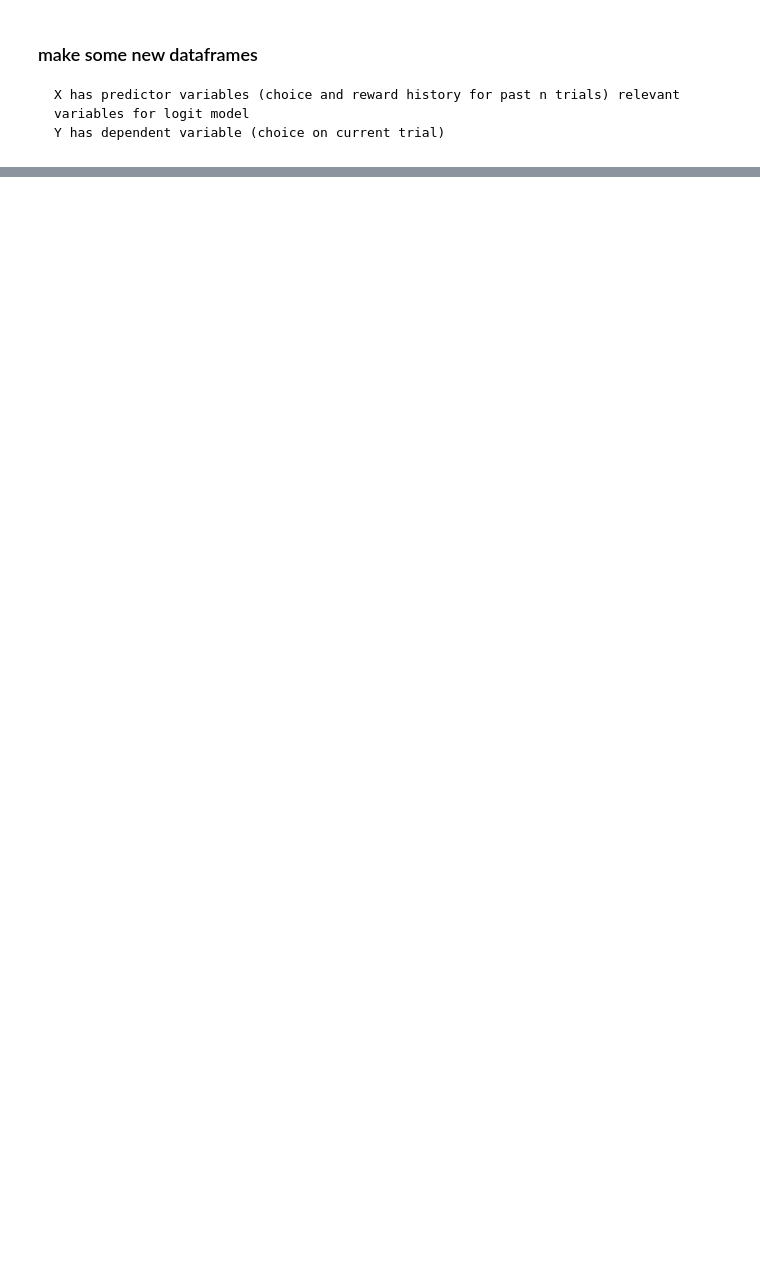
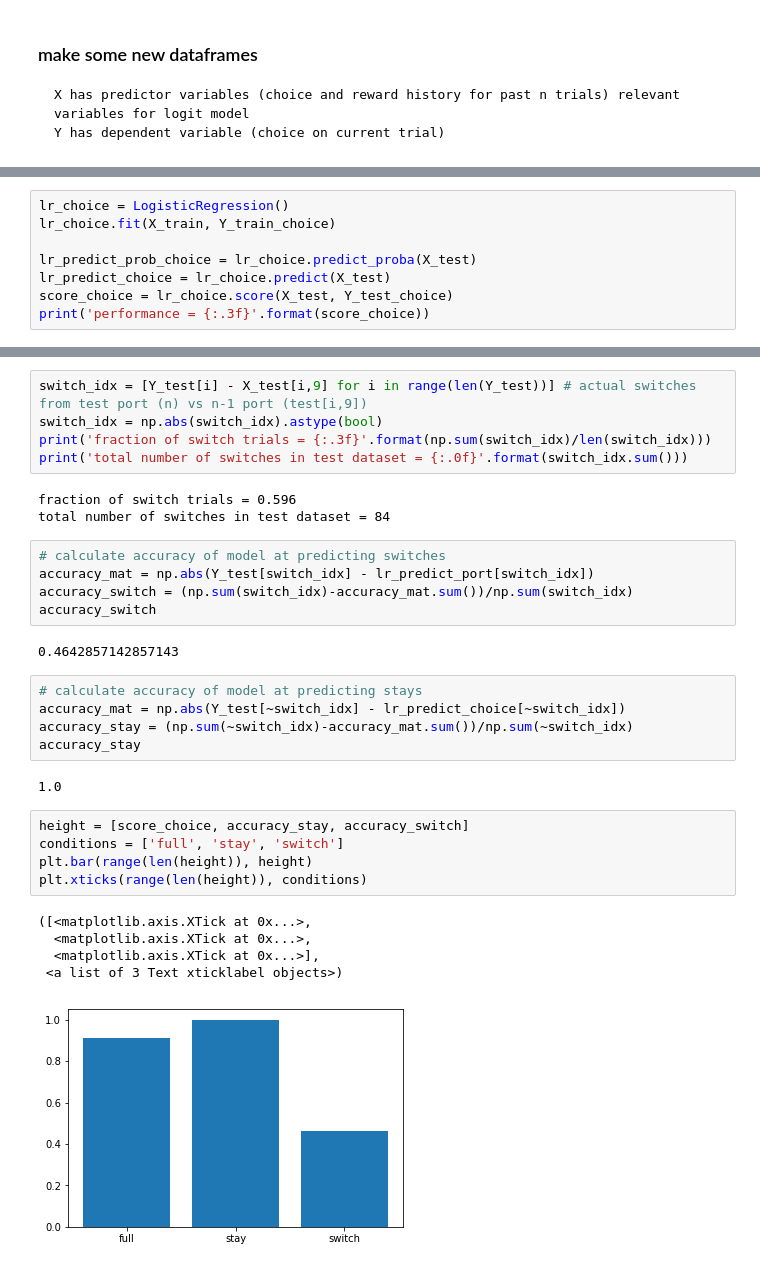
Before and after one commit to celiaberon/mouse_bandit, a Jupyter notebook: jupyter_notebooks/working/logistic_regression_bandit.ipynb, the cells around one changed output, grey strips where cells are left out. Drawn from its saved outputs; the diff is of its cells as text; blank space fills up the shorter version.

Commit message:
port choice vs switch/stay

```diff
--- a/jupyter_notebooks/working/logistic_regression_bandit.ipynb
+++ b/jupyter_notebooks/working/logistic_regression_bandit.ipynb
@@ -131,0 +95,8 @@ plt.xticks(range(len(height)), conditions)
+# %%
+lr_choice = LogisticRegression()
+lr_choice.fit(X_train, Y_train_choice)
+
+lr_predict_prob_choice = lr_choice.predict_proba(X_test)
+lr_predict_choice = lr_choice.predict(X_test)
+score_choice = lr_choice.score(X_test, Y_test_choice)
+print('performance = {:.3f}'.format(score_choice))
@@ -131,0 +130,33 @@ plt.xticks(range(len(height)), conditions)
+# %%
+switch_idx = [Y_test[i] - X_test[i,9] for i in range(len(Y_test))] # actual switches from test port (n) vs n-1 port (test[i,9])
+switch_idx = np.abs(switch_idx).astype(bool)
+print('fraction of switch trials = {:.3f}'.format(np.sum(switch_idx)/len(switch_idx)))
+print('total number of switches in test dataset = {:.0f}'.format(switch_idx.sum()))
+# %% [output]
+fraction of switch trials = 0.596
+total number of switches in test dataset = 84
+# %%
+# calculate accuracy of model at predicting switches
+accuracy_mat = np.abs(Y_test[switch_idx] - lr_predict_port[switch_idx])
+accuracy_switch = (np.sum(switch_idx)-accuracy_mat.sum())/np.sum(switch_idx)
+accuracy_switch
+# %% [output]
+0.4642857142857143
+# %%
+# calculate accuracy of model at predicting stays
+accuracy_mat = np.abs(Y_test[~switch_idx] - lr_predict_choice[~switch_idx])
+accuracy_stay = (np.sum(~switch_idx)-accuracy_mat.sum())/np.sum(~switch_idx)
+accuracy_stay
+# %% [output]
+1.0
+# %%
+height = [score_choice, accuracy_stay, accuracy_switch]
+conditions = ['full', 'stay', 'switch']
+plt.bar(range(len(height)), height)
+plt.xticks(range(len(height)), conditions)
+# %% [output]
+([<matplotlib.axis.XTick at 0x...>,
+  <matplotlib.axis.XTick at 0x...>,
+  <matplotlib.axis.XTick at 0x...>],
+ <a list of 3 Text xticklabel objects>)
+[figure, added]
```
Also changed, not shown: parts of 46 cells of this notebook.
